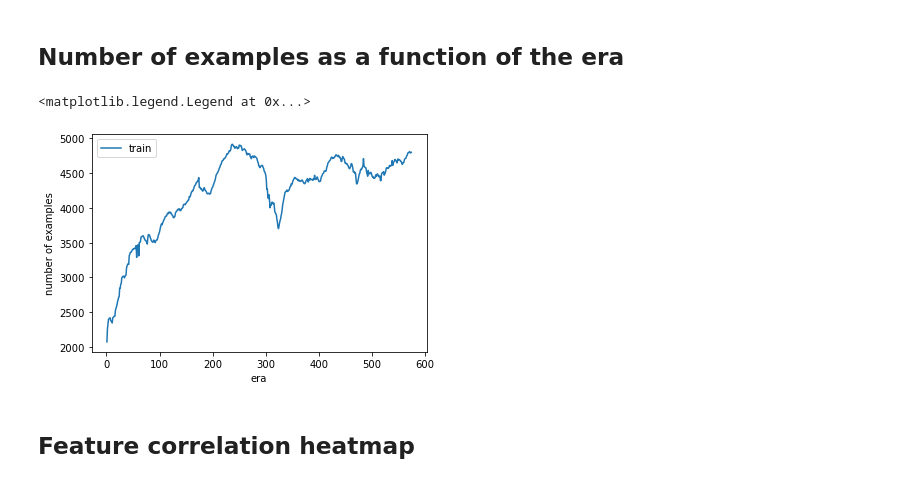
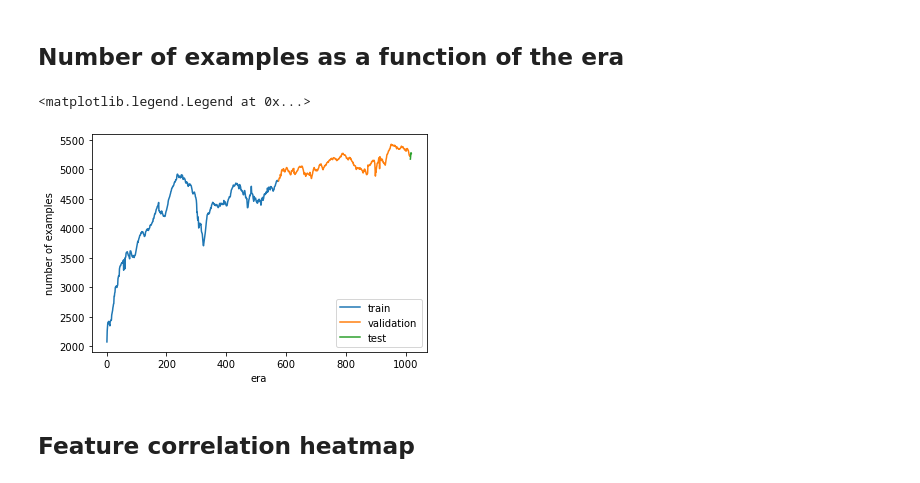
Before and after one commit to miguelbper/numerai-model, a Jupyter notebook: numerai.ipynb, the cells around one changed output. Saved outputs shown, nothing was run; the diff lists cells and outputs as text; code cells hidden in the pictures.

```diff
--- a/numerai.ipynb
+++ b/numerai.ipynb
@@ -101,7 +104,7 @@ memory usage: 3.0 GB
 # %% [markdown]
 ## Validation + Test
 # %%
-# df_validation = pd.read_parquet('v4/validation_int8.parquet', columns=read_columns)
-# df_validation['era'] = df_validation['era'].astype('int32')
-# df_validation.info(memory_usage='deep')
-# df_validation
+df_validation = pd.read_parquet('v4/validation_int8.parquet', columns=read_columns)
+df_validation['era'] = df_validation['era'].astype('int32')
+df_validation.info(memory_usage='deep')
+df_validation
@@ -122,21 +185,21 @@ memory usage: 3.0 GB
 # %%
 x_train = df_train.groupby('era').size().index.values
 y_train = df_train.groupby('era').size().values
-# x_validation = df_validation[df_validation.data_type == 'validation'].groupby('era').size().index.values
-# y_validation = df_validation[df_validation.data_type == 'validation'].groupby('era').size().values
-# x_test = df_validation[df_validation.data_type == 'test'].groupby('era').size().index.values
-# y_test = df_validation[df_validation.data_type == 'test'].groupby('era').size().values
+x_validation = df_validation[df_validation.data_type == 'validation'].groupby('era').size().index.values
+y_validation = df_validation[df_validation.data_type == 'validation'].groupby('era').size().values
+x_test = df_validation[df_validation.data_type == 'test'].groupby('era').size().index.values
+y_test = df_validation[df_validation.data_type == 'test'].groupby('era').size().values
 
 fig, ax = plt.subplots()
 ax.plot(x_train, y_train, label='train')
-# ax.plot(x_validation, y_validation, label='validation')
-# ax.plot(x_test, y_test, label='test')
+ax.plot(x_validation, y_validation, label='validation')
+ax.plot(x_test, y_test, label='test')
 ax.set_xlabel('era')
 ax.set_ylabel('number of examples')
 ax.legend()
 # %% [output]
 <matplotlib.legend.Legend at 0x...>
-[figure, old version]
+[figure, new version]
 # %% [markdown]
 ## Feature correlation heatmap
 # %%
```
Also changed, not shown: parts of 10 cells of this notebook, 2 other files.
